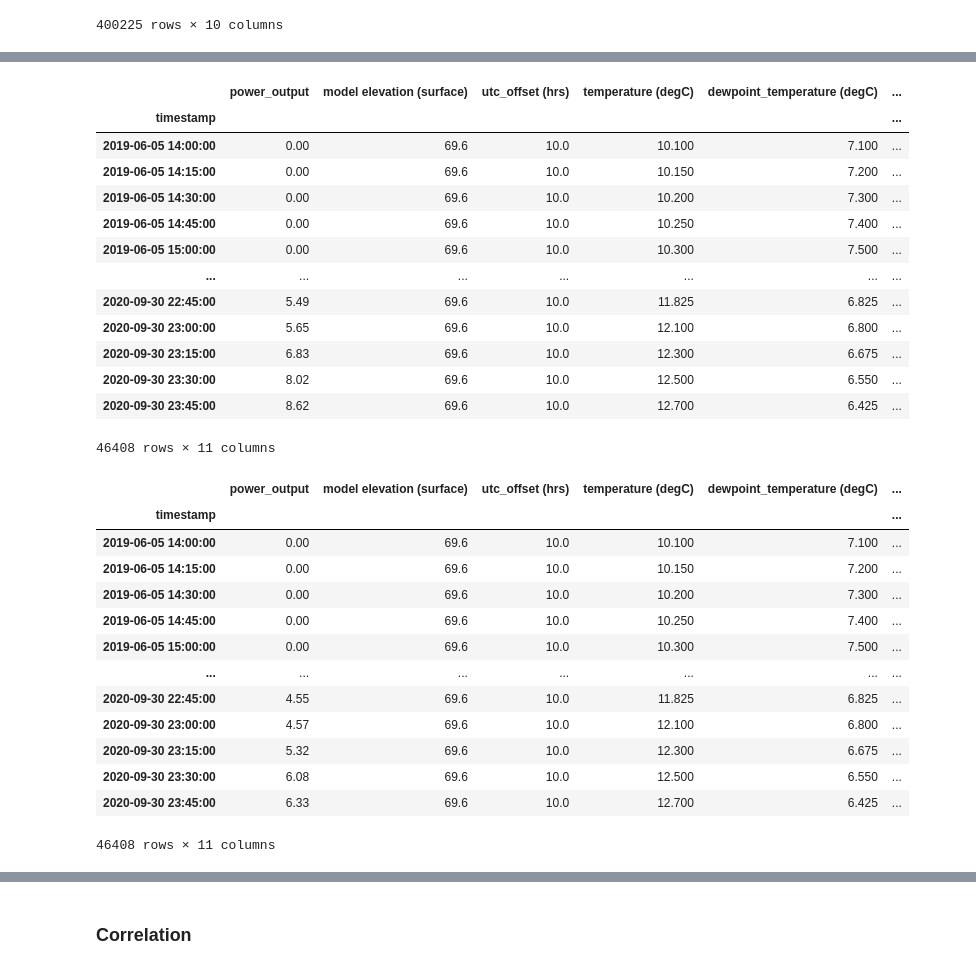
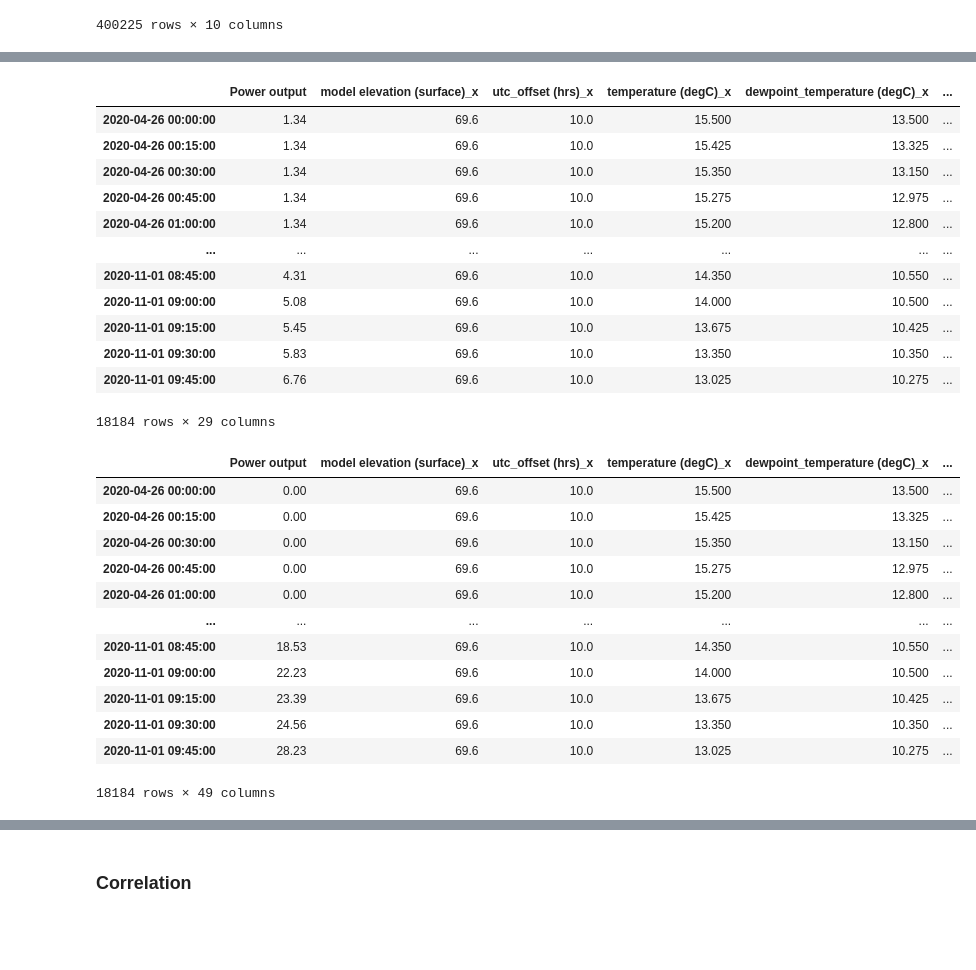
Before and after one commit to JohnSmith69969/Applied-Data-Science-Project-4-Monash-Solar-Farm, a Jupyter notebook: ryan_Progress.ipynb, the cells around one changed output, grey strips where cells are left out. Cells and saved outputs as stored; diff of their text form; code cells hidden in the pictures; blank space fills up the shorter version.

```diff
--- a/ryan_Progress.ipynb
+++ b/ryan_Progress.ipynb
@@ -178,5 +178,6 @@ Drive already mounted at /content/drive; to attempt to forcibly remount, call dr
 testing = pd.read_csv('/content/drive/MyDrive/Solar Farm Data/CSV data/building_solar_values.csv')
 testing = testing.drop(['Building0','Building1','Building3','Building4','Building5','Building6'], axis=1)
 testing = testing.dropna(axis=0)
+testing = testing.set_index(pd.DatetimeIndex(testing['Date'])).drop(['Date'], axis=1)
 testing
 # %% [output]
@@ -505,0 +265,4 @@ solar_3
+# %%
+solar3 = testing[['Solar3']]
+solar3 = solar3.rename({'Solar3': 'Power output'}, axis=1)
+solar3
@@ -949,39 +500,35 @@ solar2
 # %%
-solar3 = pd.merge(solar_3, weather, left_index=True, right_index=True)
-solar3 = solar3.drop(['solar_no'], axis=1)
+solar3 = pd.merge(solar3, weather, left_index=True, right_index=True)
 solar3
 # %% [output]
-|  | power_output | model elevation (surface) | utc_offset (hrs) | temperature (degC) | dewpoint_temperature (degC) | ... |
-| timestamp |  |  |  |  |  | ... |
-| 2019-06-05 14:00:00 | 0.00 | 69.6 | 10.0 | 10.100 | 7.100 | ... |
-| 2019-06-05 14:15:00 | 0.00 | 69.6 | 10.0 | 10.150 | 7.200 | ... |
-| 2019-06-05 14:30:00 | 0.00 | 69.6 | 10.0 | 10.200 | 7.300 | ... |
-| 2019-06-05 14:45:00 | 0.00 | 69.6 | 10.0 | 10.250 | 7.400 | ... |
-| 2019-06-05 15:00:00 | 0.00 | 69.6 | 10.0 | 10.300 | 7.500 | ... |
+|  | Power output | model elevation (surface)_x | utc_offset (hrs)_x | temperature (degC)_x | dewpoint_temperature (degC)_x | ... |
+| 2020-04-26 00:00:00 | 1.34 | 69.6 | 10.0 | 15.500 | 13.500 | ... |
+| 2020-04-26 00:15:00 | 1.34 | 69.6 | 10.0 | 15.425 | 13.325 | ... |
+| 2020-04-26 00:30:00 | 1.34 | 69.6 | 10.0 | 15.350 | 13.150 | ... |
+| 2020-04-26 00:45:00 | 1.34 | 69.6 | 10.0 | 15.275 | 12.975 | ... |
+| 2020-04-26 01:00:00 | 1.34 | 69.6 | 10.0 | 15.200 | 12.800 | ... |
 | ... | ... | ... | ... | ... | ... | ... |
-| 2020-09-30 22:45:00 | 5.49 | 69.6 | 10.0 | 11.825 | 6.825 | ... |
-| 2020-09-30 23:00:00 | 5.65 | 69.6 | 10.0 | 12.100 | 6.800 | ... |
-| 2020-09-30 23:15:00 | 6.83 | 69.6 | 10.0 | 12.300 | 6.675 | ... |
-| 2020-09-30 23:30:00 | 8.02 | 69.6 | 10.0 | 12.500 | 6.550 | ... |
-| 2020-09-30 23:45:00 | 8.62 | 69.6 | 10.0 | 12.700 | 6.425 | ... |
+| 2020-11-01 08:45:00 | 4.31 | 69.6 | 10.0 | 14.350 | 10.550 | ... |
+| 2020-11-01 09:00:00 | 5.08 | 69.6 | 10.0 | 14.000 | 10.500 | ... |
+| 2020-11-01 09:15:00 | 5.45 | 69.6 | 10.0 | 13.675 | 10.425 | ... |
+| 2020-11-01 09:30:00 | 5.83 | 69.6 | 10.0 | 13.350 | 10.350 | ... |
+| 2020-11-01 09:45:00 | 6.76 | 69.6 | 10.0 | 13.025 | 10.275 | ... |
-46408 rows × 11 columns
+18184 rows × 29 columns
 # %%
-solar4 = pd.merge(solar_4, weather, left_index=True, right_index=True)
-solar4 = solar4.drop(['solar_no'], axis=1)
+solar4 = pd.merge(solar4, weather, left_index=True, right_index=True)
 solar4
 # %% [output]
-|  | power_output | model elevation (surface) | utc_offset (hrs) | temperature (degC) | dewpoint_temperature (degC) | ... |
-| timestamp |  |  |  |  |  | ... |
-| 2019-06-05 14:00:00 | 0.00 | 69.6 | 10.0 | 10.100 | 7.100 | ... |
-| 2019-06-05 14:15:00 | 0.00 | 69.6 | 10.0 | 10.150 | 7.200 | ... |
-| 2019-06-05 14:30:00 | 0.00 | 69.6 | 10.0 | 10.200 | 7.300 | ... |
-| 2019-06-05 14:45:00 | 0.00 | 69.6 | 10.0 | 10.250 | 7.400 | ... |
-| 2019-06-05 15:00:00 | 0.00 | 69.6 | 10.0 | 10.300 | 7.500 | ... |
+|  | Power output | model elevation (surface)_x | utc_offset (hrs)_x | temperature (degC)_x | dewpoint_temperature (degC)_x | ... |
+| 2020-04-26 00:00:00 | 0.00 | 69.6 | 10.0 | 15.500 | 13.500 | ... |
+| 2020-04-26 00:15:00 | 0.00 | 69.6 | 10.0 | 15.425 | 13.325 | ... |
+| 2020-04-26 00:30:00 | 0.00 | 69.6 | 10.0 | 15.350 | 13.150 | ... |
+| 2020-04-26 00:45:00 | 0.00 | 69.6 | 10.0 | 15.275 | 12.975 | ... |
+| 2020-04-26 01:00:00 | 0.00 | 69.6 | 10.0 | 15.200 | 12.800 | ... |
 | ... | ... | ... | ... | ... | ... | ... |
-| 2020-09-30 22:45:00 | 4.55 | 69.6 | 10.0 | 11.825 | 6.825 | ... |
-| 2020-09-30 23:00:00 | 4.57 | 69.6 | 10.0 | 12.100 | 6.800 | ... |
-| 2020-09-30 23:15:00 | 5.32 | 69.6 | 10.0 | 12.300 | 6.675 | ... |
-| 2020-09-30 23:30:00 | 6.08 | 69.6 | 10.0 | 12.500 | 6.550 | ... |
-| 2020-09-30 23:45:00 | 6.33 | 69.6 | 10.0 | 12.700 | 6.425 | ... |
+| 2020-11-01 08:45:00 | 18.53 | 69.6 | 10.0 | 14.350 | 10.550 | ... |
+| 2020-11-01 09:00:00 | 22.23 | 69.6 | 10.0 | 14.000 | 10.500 | ... |
+| 2020-11-01 09:15:00 | 23.39 | 69.6 | 10.0 | 13.675 | 10.425 | ... |
+| 2020-11-01 09:30:00 | 24.56 | 69.6 | 10.0 | 13.350 | 10.350 | ... |
+| 2020-11-01 09:45:00 | 28.23 | 69.6 | 10.0 | 13.025 | 10.275 | ... |
-46408 rows × 11 columns
+18184 rows × 49 columns
 # %%
```
Also changed, not shown: parts of 56 cells of this notebook.
